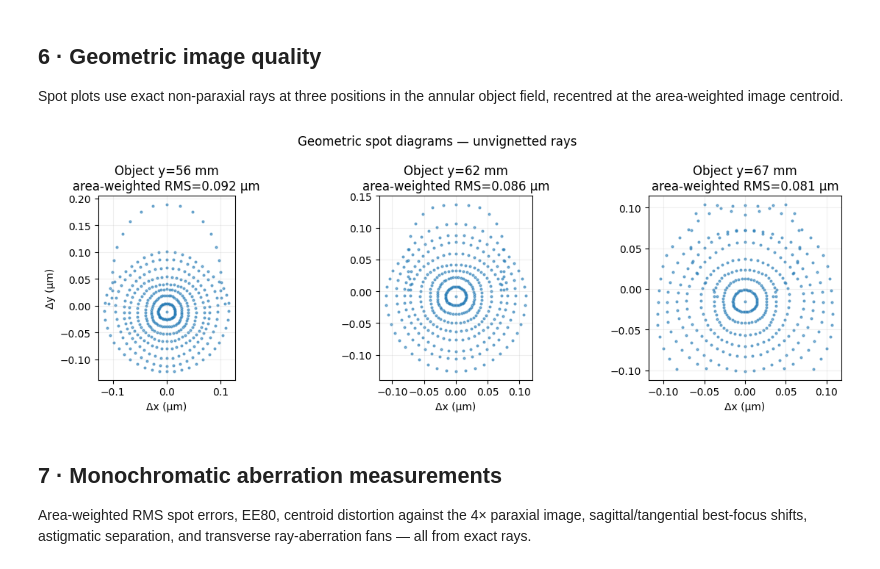
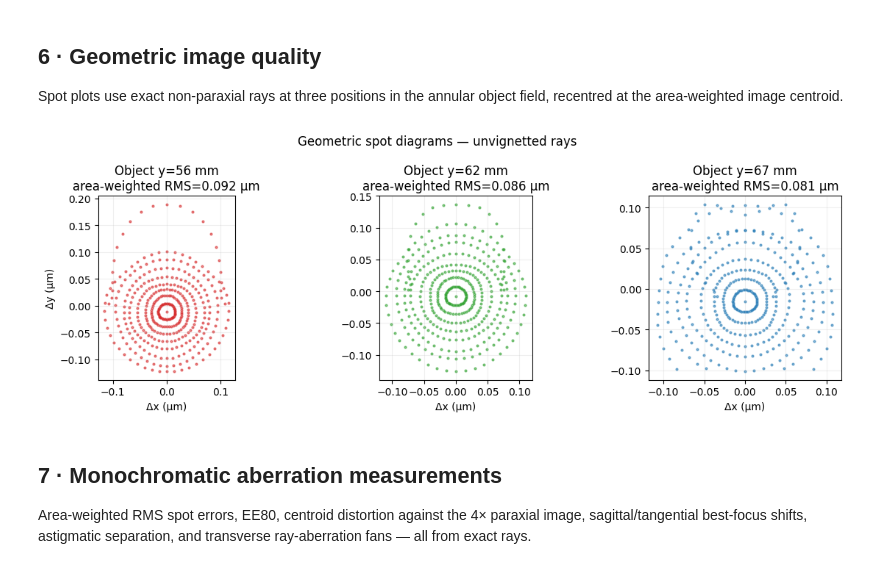
Before and after one commit to blancusjh/geometrical-raytracer, a Jupyter notebook: examples/notebooks/us7557996_objective.ipynb, the cells around one changed output. Cells and saved outputs as stored; diff of their text form; code cells hidden in the pictures.

```diff
--- a/examples/notebooks/us7557996_objective.ipynb
+++ b/examples/notebooks/us7557996_objective.ipynb
@@ -183,14 +183,15 @@ object field, recentred at the area-weighted image centroid.
 # %%
 spots = [
     spot_data(trace_pupil(tracer, FieldPoint(y=y), na_object_sine=NA_OBJECT,
                           sampling=PupilSampling(kind="rings", radial=10, azimuth=48)))
     for y in FIELDS
 ]
-fig = plots.spots_figure(spots)
+# Same per-field palette the layout rays use (plots.FIELD_COLORS order).
+fig = plots.spots_figure(spots, colors=plots.FIELD_COLORS[:len(spots)])
 fig.savefig(OUT / "spot_diagrams.png", dpi=180)
 plt.show()
 # %% [output]
-[figure, old version]
+[figure, new version]
 # %% [markdown]
 ## 7 · Monochromatic aberration measurements
 
```
Also changed, not shown: 1 other file.
